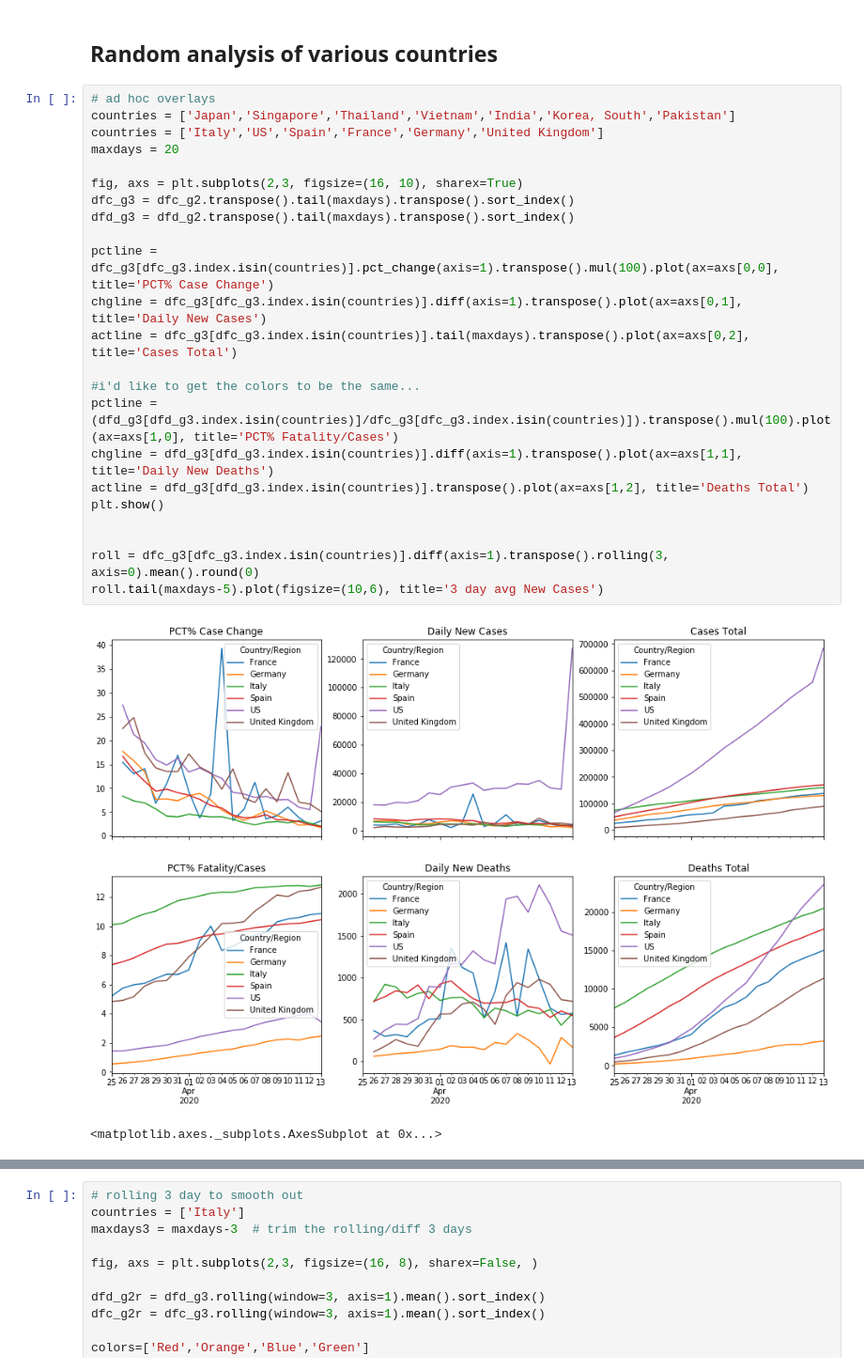
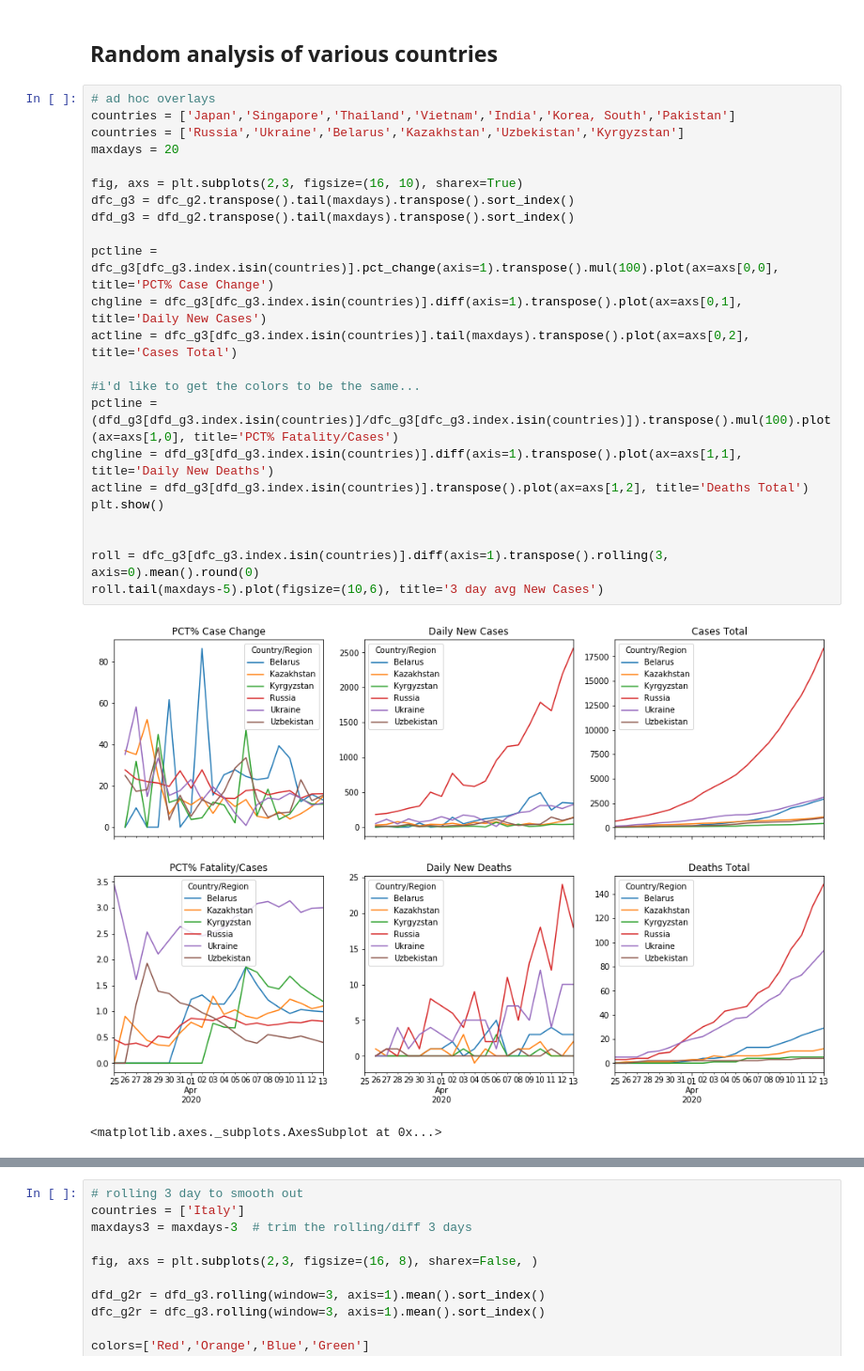
Before and after one commit to dougfoo/machineLearning, a Jupyter notebook: covid/COVID-global-working.ipynb, the cells around one changed output, grey strips where cells are left out. Shown at 94% size. Drawn from its saved outputs; the diff is of its cells as text.

```diff
--- a/covid/COVID-global-working.ipynb
+++ b/covid/COVID-global-working.ipynb
@@ -256,26 +256,26 @@ display('top countries d', dfd_g2.sort_values(by=[dfd_g2.columns[-1]], ascending
 # %%
 # ad hoc overlays
 countries = ['Japan','Singapore','Thailand','Vietnam','India','Korea, South','Pakistan']
-countries = ['Italy','US','Spain','France','Germany','United Kingdom']
+countries = ['Russia','Ukraine','Belarus','Kazakhstan','Uzbekistan','Kyrgyzstan']
 maxdays = 20
 
 fig, axs = plt.subplots(2,3, figsize=(16, 10), sharex=True)
 dfc_g3 = dfc_g2.transpose().tail(maxdays).transpose().sort_index()
 dfd_g3 = dfd_g2.transpose().tail(maxdays).transpose().sort_index()
 
 pctline = dfc_g3[dfc_g3.index.isin(countries)].pct_change(axis=1).transpose().mul(100).plot(ax=axs[0,0], title='PCT% Case Change')
 chgline = dfc_g3[dfc_g3.index.isin(countries)].diff(axis=1).transpose().plot(ax=axs[0,1], title='Daily New Cases')
 actline = dfc_g3[dfc_g3.index.isin(countries)].tail(maxdays).transpose().plot(ax=axs[0,2], title='Cases Total')
 
 #i'd like to get the colors to be the same...
 pctline = (dfd_g3[dfd_g3.index.isin(countries)]/dfc_g3[dfc_g3.index.isin(countries)]).transpose().mul(100).plot(ax=axs[1,0], title='PCT% Fatality/Cases')
 chgline = dfd_g3[dfd_g3.index.isin(countries)].diff(axis=1).transpose().plot(ax=axs[1,1], title='Daily New Deaths')
 actline = dfd_g3[dfd_g3.index.isin(countries)].transpose().plot(ax=axs[1,2], title='Deaths Total')
 plt.show()
 
 
 roll = dfc_g3[dfc_g3.index.isin(countries)].diff(axis=1).transpose().rolling(3, axis=0).mean().round(0)
 roll.tail(maxdays-5).plot(figsize=(10,6), title='3 day avg New Cases')
 # %% [output]
-[figure, old version]
+[figure, new version]
 <matplotlib.axes._subplots.AxesSubplot at 0x...>
```
Also changed, not shown: parts of 10 cells of this notebook.
